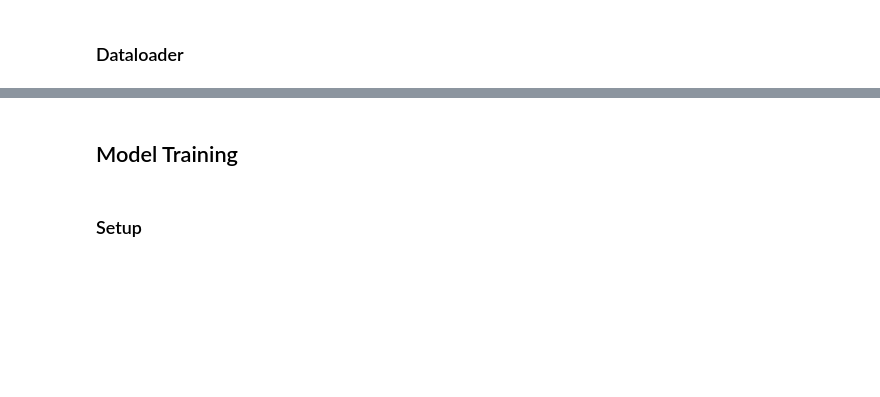
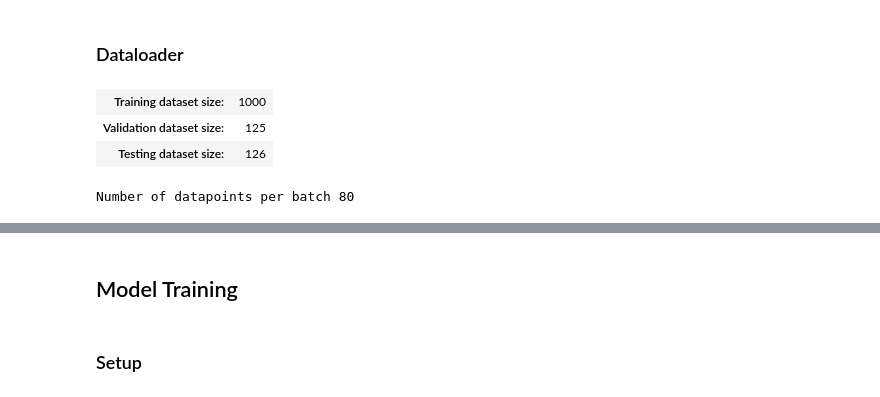
Before and after one commit to hakeematyab/Reliable-Explainable-Brain-Tumor-Segmentation, a Jupyter notebook: notebooks/ModelTraining.ipynb, the cells around one changed output, grey strips where cells are left out. Cells and saved outputs as stored; diff of their text form; code cells hidden in the pictures; blank space fills up the shorter version.

Commit message:
Added eval, explainability, thresholding, and modified training.

```diff
--- a/notebooks/ModelTraining.ipynb
+++ b/notebooks/ModelTraining.ipynb
@@ -119,8 +140,6 @@ class BrainTumorDataset(Dataset):
         self._datapath_df = datapath_df
         self.upper_bound = upper_bound
         self.lower_bound = lower_bound
-        self.new_height = new_height
-        self.new_width = new_width
         self.window_size = window_size
         self.transformations = transformations
 
@@ -145,7 +164,14 @@ class BrainTumorDataset(Dataset):
         end = min(self.upper_bound, depth)
 
         for i in range(start, end - self.window_size + 1):
-            slice_group = np.concatenate([data[:, :, :, j].transpose(1, 2, 0).astype(np.float32) for j in range(i, i+ self.window_size)], axis=-1)
+            # If window size is 1, directly take the slice without concatenation
+            if self.window_size == 1:
+                slice_group = data[:, :, :, i].transpose(1, 2, 0).astype(np.float32)
+            else:
+                slice_group = np.concatenate(
+                    [data[:, :, :, j].transpose(1, 2, 0).astype(np.float32) for j in range(i, i + self.window_size)],
+                    axis=-1
+                )
             slices.append(slice_group)
             masks.append(mask[:, :, i + self.window_size // 2].astype(np.uint8))
 
@@ -159,8 +185,8 @@ class BrainTumorDataset(Dataset):
         data.append(self._normalize_data(nib.load(row.t1ce_path).get_fdata()))
         data.append(self._normalize_data(nib.load(row.t2_path).get_fdata()))
         data = np.stack(data, axis=0)
-        height = data.shape[1] if not self.new_height else self.new_height
-        width = data.shape[2] if not self.new_width else self.new_width
+        height = data.shape[1] if not new_height else new_height
+        width = data.shape[2] if not new_width else new_width
         num_modalities = data.shape[0]
         num_slices = self.window_size
 
@@ -183,10 +209,7 @@ class BrainTumorDataset(Dataset):
 
         for i in range(len(data)):
             data[i] = data[i].reshape((height, width, num_slices, num_modalities))
-            if self.transformations and self.transformations.get('intensity_transforms',None):
-                data[i] = data[i].permute(3, 2, 0, 1)
-            else:
-                data[i] = data[i].transpose(3, 2, 0, 1)
+            data[i] = data[i].transpose(3, 2, 0, 1)
         return data, mask
 # %% [markdown]
 ### Transforms
@@ -279,27 +303,38 @@ plt.title("Mask")
 # %%
 upper_bound=100
 lower_bound=60
-window_size = 3
+window_size = 1
+num_modalities = 4
 train_data = BrainTumorDataset(dataset_train,
                              upper_bound=upper_bound,
                              lower_bound=lower_bound,
                              window_size = window_size,
-                             transformations=transformations)
+                             transformations=transformations,
+                             new_height = new_height,
+                             new_width = new_width)
 val_data = BrainTumorDataset(dataset_val,
                              upper_bound=upper_bound,
                              lower_bound=lower_bound,
                              window_size = window_size,
-                             transformations=None)
+                             new_height = new_height,
+                             new_width = new_width,
+                             transformations=val_transformations)
 test_data = BrainTumorDataset(dataset_test,
                              upper_bound=upper_bound,
                              lower_bound=lower_bound,
                              window_size = window_size,
-                             transformations=None)
+                             new_height = new_height,
+                             new_width = new_width,
+                             transformations=val_transformations)
 pd.Series({
     'Training dataset size:': len(train_data),
     'Validation dataset size:': len(val_data),
     'Testing dataset size:': len(test_data)
 }).to_frame().style.hide(axis='columns')
+# %% [output]
+| Training dataset size: | 1000 |
+| Validation dataset size: | 125 |
+| Testing dataset size: | 126 |
 # %%
 def collate_fn(batch):
     data = []
@@ -314,7 +349,7 @@ def collate_fn(batch):
     return data, mask
 
 per_datapoint_batch_size = (upper_bound-lower_bound)-window_size+1
-batch_size_multiplication_factor = 1
+batch_size_multiplication_factor = 2
 batch_size = int(per_datapoint_batch_size*batch_size_multiplication_factor)
 num_workers = multiprocessing.cpu_count()//2
 # num_workders = -1
@@ -333,6 +368,8 @@ print(f'Number of datapoints per batch {batch_size}')
 train_dataloader = DataLoader(train_data, **data_loader_params, shuffle=True)
 val_dataloader = DataLoader(val_data, **data_loader_params)
 test_dataloader = DataLoader(test_data, **data_loader_params)
+# %% [output]
+Number of datapoints per batch 80
 # %%
 pd.Series({
     'Number of batches in train dataLoader:': len(train_dataloader),
```
Also changed, not shown: parts of 38 cells of this notebook, 3 other files.
